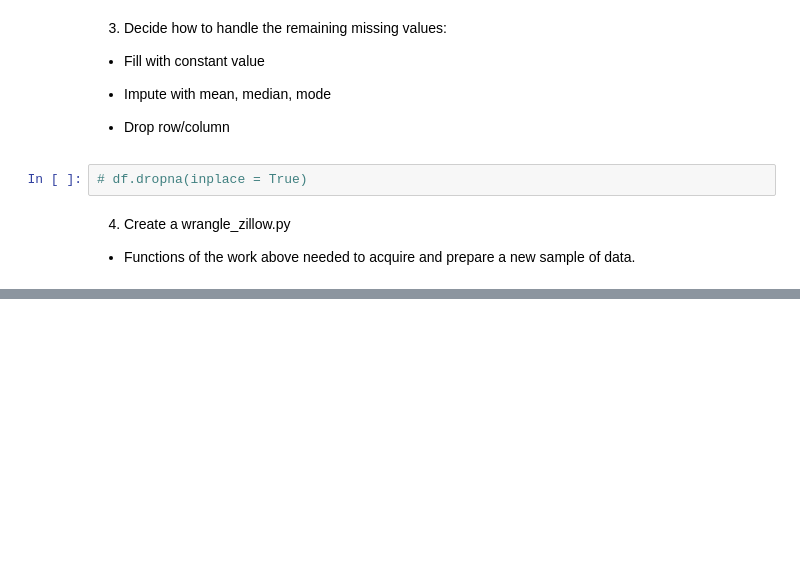
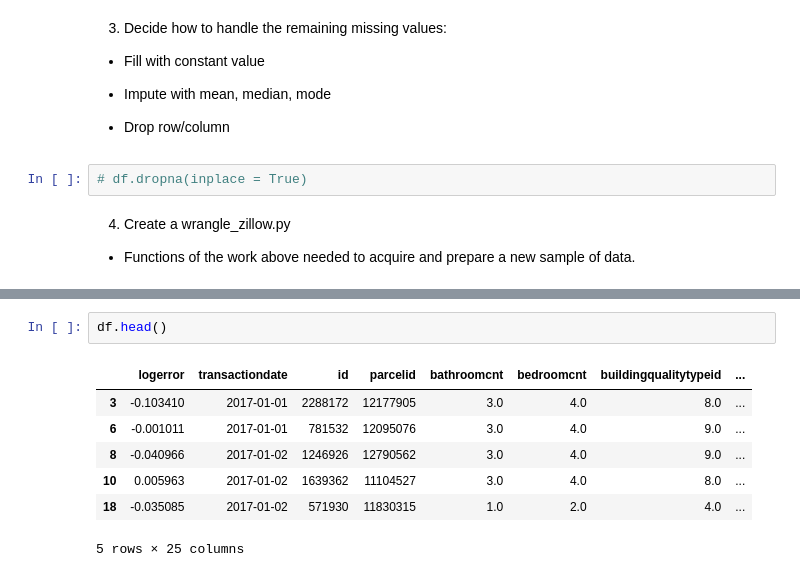
Before and after one commit to Tim-Sotirhos/ds-methodologies-exercises, a Jupyter notebook: clustering/Zillow.ipynb, the cells around one changed output, grey strips where cells are left out. Saved outputs shown, nothing was run; the diff lists cells and outputs as text; blank space fills up the shorter version.

```diff
--- a/clustering/Zillow.ipynb
+++ b/clustering/Zillow.ipynb
@@ -183,0 +182,10 @@ NameError: name 'acquire_zillow' is not defined
+# %%
+df.head()
+# %% [output]
+|  | logerror | transactiondate | id | parcelid | bathroomcnt | bedroomcnt | buildingqualitytypeid | ... |
+| 3 | -0.103410 | 2017-01-01 | 2288172 | 12177905 | 3.0 | 4.0 | 8.0 | ... |
+| 6 | -0.001011 | 2017-01-01 | 781532 | 12095076 | 3.0 | 4.0 | 9.0 | ... |
+| 8 | -0.040966 | 2017-01-02 | 1246926 | 12790562 | 3.0 | 4.0 | 9.0 | ... |
+| 10 | 0.005963 | 2017-01-02 | 1639362 | 11104527 | 3.0 | 4.0 | 8.0 | ... |
+| 18 | -0.035085 | 2017-01-02 | 571930 | 11830315 | 1.0 | 2.0 | 4.0 | ... |
+5 rows × 25 columns
```
Also changed, not shown: parts of 6 cells of this notebook, 1 other file.
